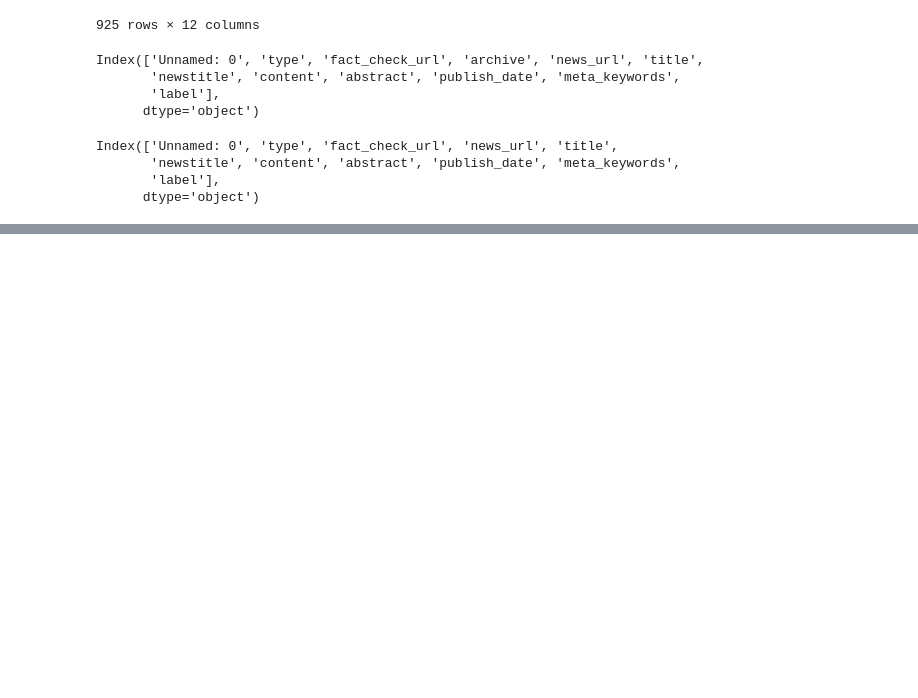
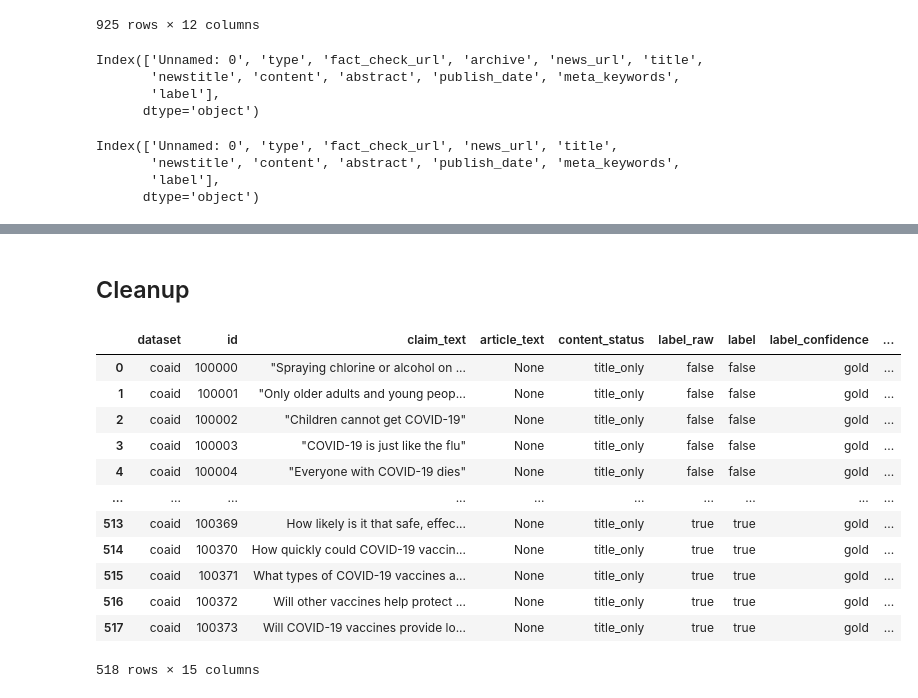
Before and after one commit to Western-Artificial-Intelligence/explainable-misinfo-ai, a Jupyter notebook: data/unified_schema/coaid/coaid_unified_schema.ipynb, the cells around one changed output, grey strips where cells are left out. Cells and saved outputs as stored; diff of their text form; code cells hidden in the pictures; blank space fills up the shorter version.

```diff
--- a/data/unified_schema/coaid/coaid_unified_schema.ipynb
+++ b/data/unified_schema/coaid/coaid_unified_schema.ipynb
@@ -458,0 +450,2 @@ news_final.head()
+# %% [markdown]
+## Cleanup
@@ -458,0 +458,17 @@ news_final.head()
+# %%
+claims_clean = cleanup(claim_final, 'id','claim_text','article_text','label','coaid')
+claims_clean
+# %% [output]
+|  | dataset | id | claim_text | article_text | content_status | label_raw | label | label_confidence | ... |
+| 0 | coaid | 100000 | "Spraying chlorine or alcohol on ... | None | title_only | false | false | gold | ... |
+| 1 | coaid | 100001 | "Only older adults and young peop... | None | title_only | false | false | gold | ... |
+| 2 | coaid | 100002 | "Children cannot get COVID-19" | None | title_only | false | false | gold | ... |
+| 3 | coaid | 100003 | "COVID-19 is just like the flu" | None | title_only | false | false | gold | ... |
+| 4 | coaid | 100004 | "Everyone with COVID-19 dies" | None | title_only | false | false | gold | ... |
+| ... | ... | ... | ... | ... | ... | ... | ... | ... | ... |
+| 513 | coaid | 100369 | How likely is it that safe, effec... | None | title_only | true | true | gold | ... |
+| 514 | coaid | 100370 | How quickly could COVID-19 vaccin... | None | title_only | true | true | gold | ... |
+| 515 | coaid | 100371 | What types of COVID-19 vaccines a... | None | title_only | true | true | gold | ... |
+| 516 | coaid | 100372 | Will other vaccines help protect ... | None | title_only | true | true | gold | ... |
+| 517 | coaid | 100373 | Will COVID-19 vaccines provide lo... | None | title_only | true | true | gold | ... |
+518 rows × 15 columns
```
Also changed, not shown: parts of 21 cells of this notebook, 33 other files.
